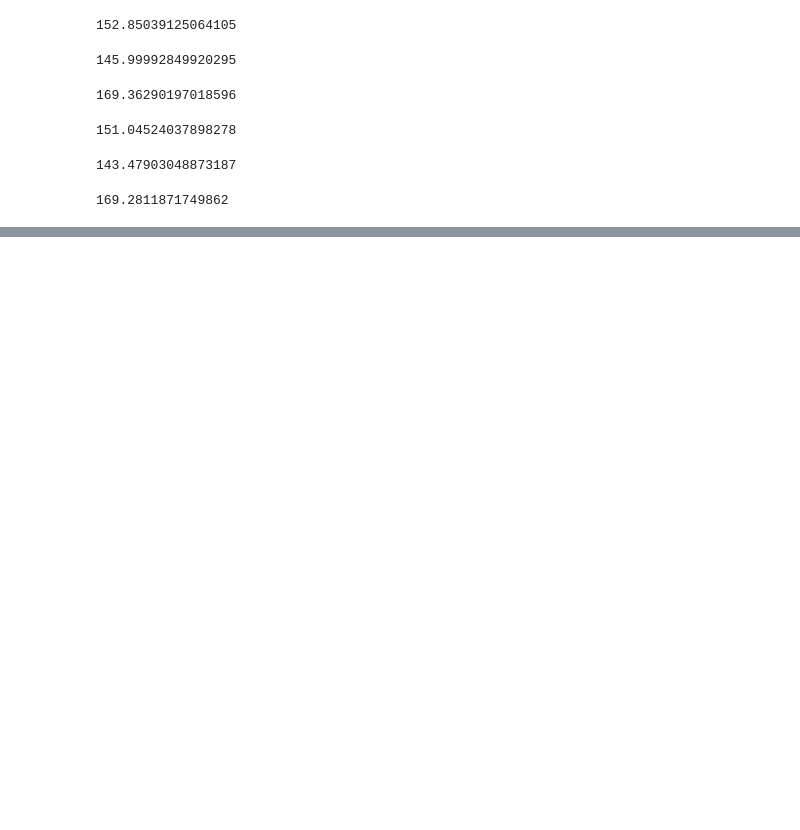
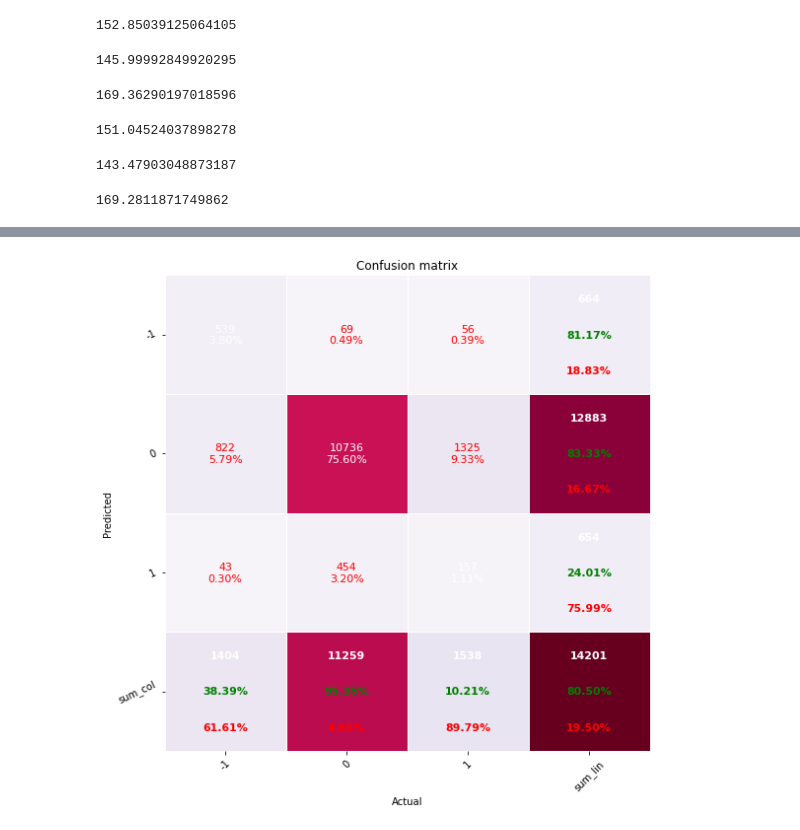
Before and after one commit to ejowik/2022Z-big-data-analytics, a Jupyter notebook: src/ml/linear_regression.ipynb, the cells around one changed output, grey strips where cells are left out. Saved outputs shown, nothing was run; the diff lists cells and outputs as text; code cells hidden in the pictures; blank space fills up the shorter version.

```diff
--- a/src/ml/linear_regression.ipynb
+++ b/src/ml/linear_regression.ipynb
@@ -209,0 +220,6 @@ fig.tight_layout()
+# %%
+def assign_class(value):
+    for _range, _class in decision_boundaries.items():
+        # for every pair that you see in table
+        if _range[0] <= value < _range[1]:
+            return _class
@@ -209,0 +239,24 @@ fig.tight_layout()
+# %%
+# changes to frame the regression problem as a classification problem & evaluation on train set
+decision_boundaries = {
+    (-np.inf, -train_summary.y.quantile(0.9)): -1,
+    (-train_summary.y.quantile(0.9), train_summary.y.quantile(0.9)): 0,
+    (train_summary.y.quantile(0.9), np.inf): 1,
+}
+
+train_summary["class"] = train_summary.y.apply(assign_class)
+train_summary["pred_class"] = train_summary.prediction.apply(assign_class)
+
+y_train_true = train_summary["class"]
+y_train_pred = train_summary["pred_class"]
+
+array = metrics.confusion_matrix(y_train_true, y_train_pred)
+df_cm = pd.DataFrame(
+    array,
+    index=decision_boundaries.values(),
+    columns=decision_boundaries.values(),
+)
+cmap = "PuRd"
+pp_matrix(df_cm, cmap=cmap)
+# %% [output]
+[figure, added]
```
Also changed, not shown: parts of 7 cells of this notebook, 1 other file.
